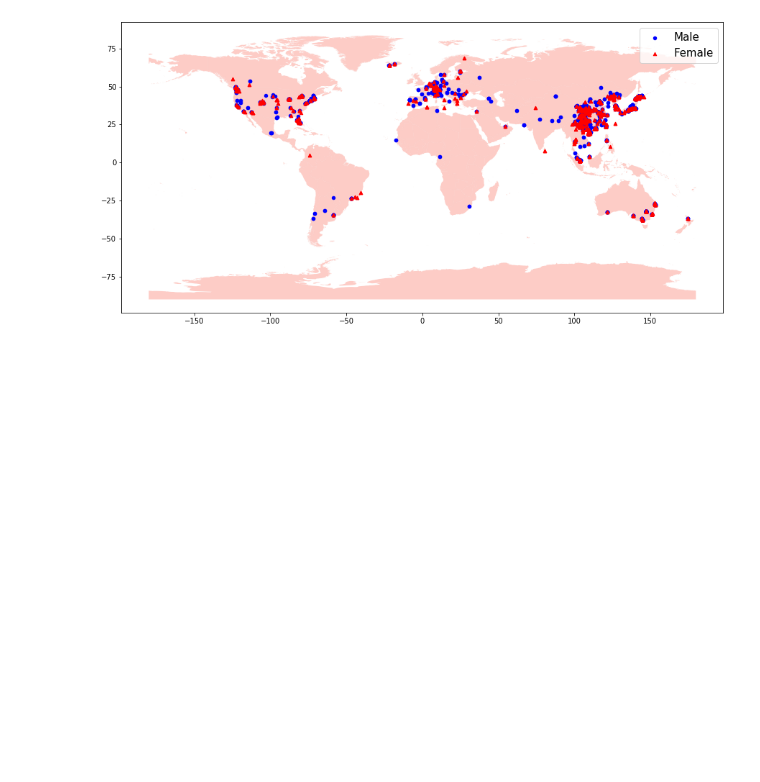
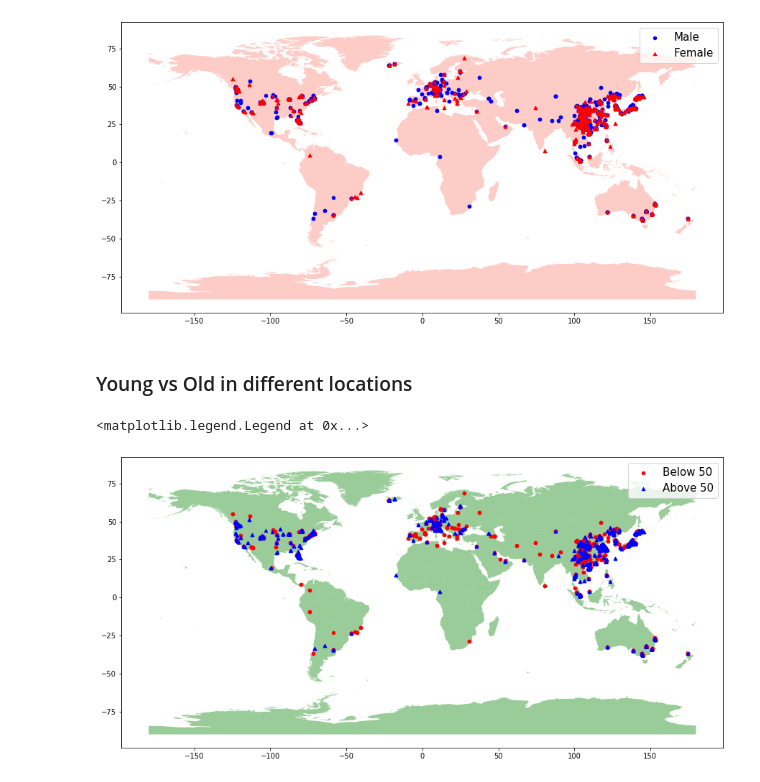
Before and after one commit to naashonomics/covid19_data_hacks, a Jupyter notebook: covid 19 visualizations.ipynb, the cells around one changed output. Saved outputs shown, nothing was run; the diff lists cells and outputs as text; code cells hidden in the pictures; blank space fills up the shorter version.

```diff
--- a/covid 19 visualizations.ipynb
+++ b/covid 19 visualizations.ipynb
@@ -154,3 +178,6 @@ countries.plot(ax=ax)
+# %%
+zipfile = "zip:///Users/AB/Desktop/Data Science competition/Countries_WGS84.zip"
+countries = gpd.read_file(zipfile)
 # %%
 df2['latitude'] = pd.to_numeric(df2.latitude, errors='coerce')
 df2['longitude'] = pd.to_numeric(df2.longitude, errors='coerce')
@@ -238,3 +315,14 @@ plt.legend(prop={'size':15})
 # %% [output]
 <matplotlib.legend.Legend at 0x...>
 [figure]
+# %% [markdown]
+### Young vs Old in different locations
+# %%
+fig,ax=plt.subplots(figsize=(15,15))
+countries.plot(ax=ax,alpha=0.4,color="green")
+geo_df[geo_df['age group']=="Below 50"].plot(ax=ax,markersize=20,color="red",marker="o",label="Below 50")
+geo_df[geo_df['age group']=="Above 50"].plot(ax=ax,markersize=20,color="blue",marker="^",label="Above 50")
+plt.legend(prop={'size':15})
+# %% [output]
+<matplotlib.legend.Legend at 0x...>
+[figure, added]
```
Also changed, not shown: parts of 9 cells of this notebook.
